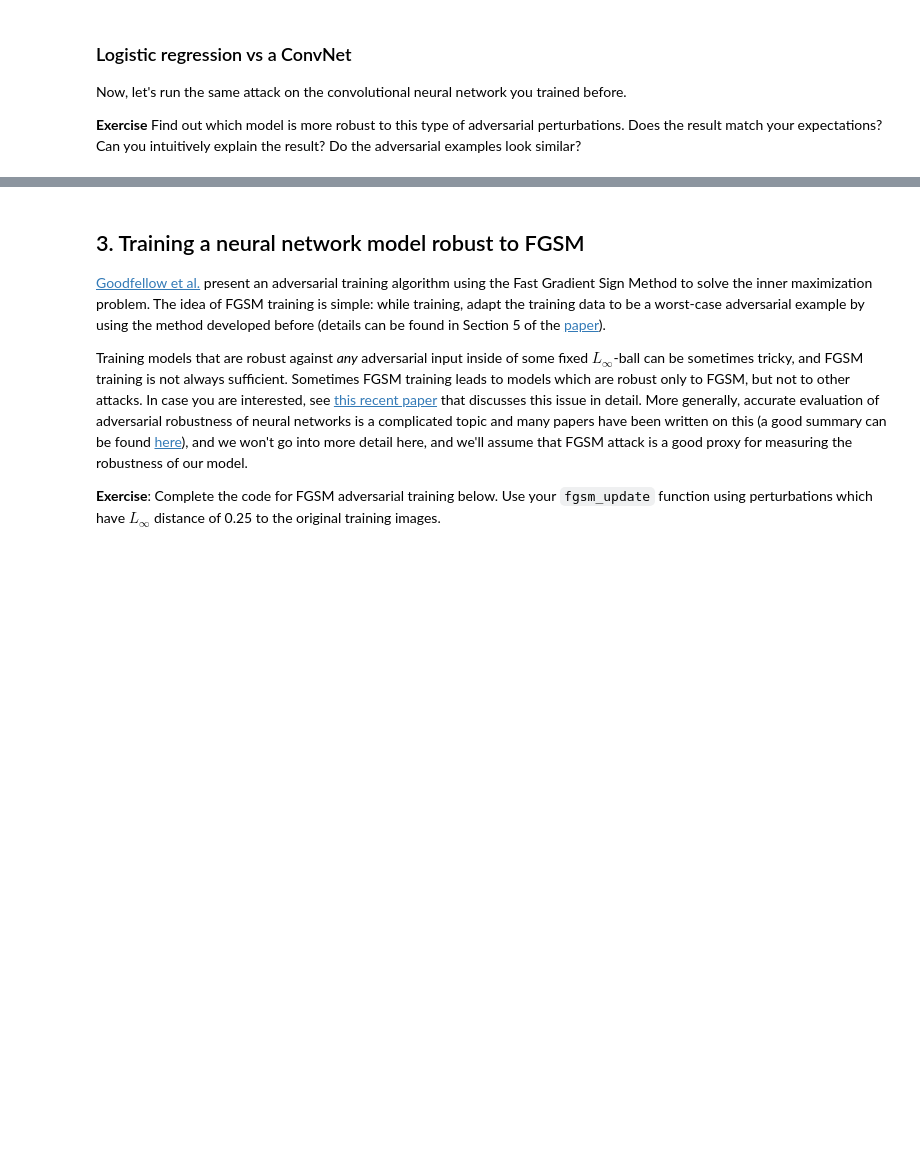
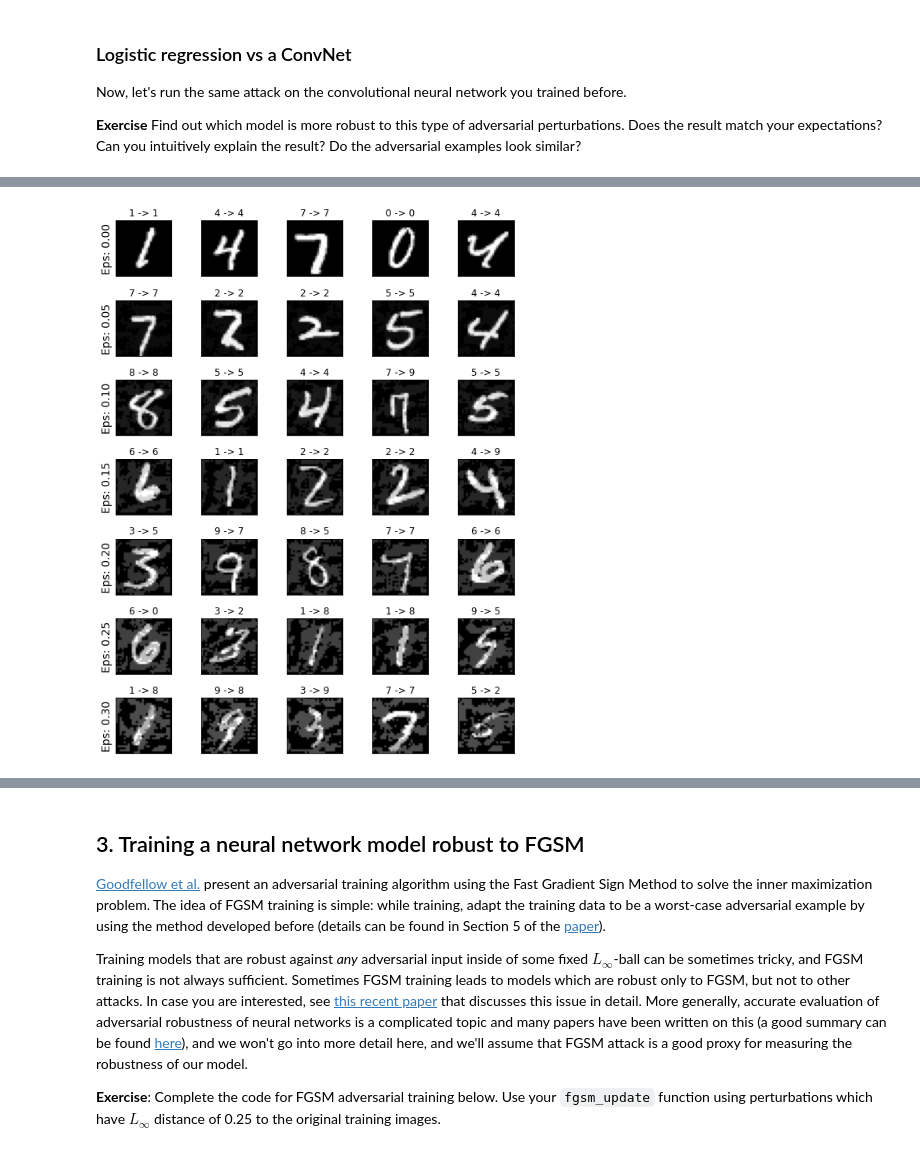
Before and after one commit to tlpss/ML_course, a Jupyter notebook: labs/ex10/template/ex10.ipynb, the cells around one changed output, grey strips where cells are left out. Cells and saved outputs as stored; diff of their text form; code cells hidden in the pictures; blank space fills up the shorter version.

```diff
--- a/labs/ex10/template/ex10.ipynb
+++ b/labs/ex10/template/ex10.ipynb
@@ -271,10 +306,12 @@ def fgsm_update(image, data_grad, update_max_norm):
     # ***************************************************
 
     # Collect the element-wise sign of the data gradient
+    signs = torch.sign(data_grad)
 
     # Create the perturbed image by adjusting each pixel of the input image
-
+    perturbed_image = image + update_max_norm*signs
     # Adding clipping to maintain [0,1] range
+    perturbed_image = torch.clip(perturbed_image,0,1)
 
     # Return the perturbed image
 
@@ -319,7 +356,7 @@ def evaluate_attack(model, criterion, test_loader, update_max_norm):
     loss.backward()
 
     # Perturb the batch with a gradient step (using the `fgsm_update`)
-    perturbed_data = # TODO: insert your code here
+    perturbed_data = fgsm_update(data,data.grad,update_max_norm)
 
     # Re-classify the perturbed batch
     output = model(perturbed_data)
@@ -414,3 +470,30 @@ for eps in epsilons_lenet:
+# %%
+# Plot several examples of adversarial samples at each epsilon
+counter = 0
+plt.figure(figsize=(8,10))
+for epsilon, examples in zip(epsilons_lenet, examples_lenet):
+    for column_number, example in enumerate(examples):
+        counter += 1
+        original_prediction, adversarial_prediction, img = example
+        img = img.squeeze()
+
+        plt.subplot(len(epsilons_lenet), len(examples), counter)
+
+        plt.title("{} -> {}".format(original_prediction, adversarial_prediction))
+        plt.imshow(img, cmap="gray")
+
+        # Clear the axes
+        plt.xticks([], [])
+        plt.yticks([], [])
+
+        # Print y-labels in the first column
+        if column_number == 0:
+            plt.ylabel("Eps: {:.2f}".format(epsilon), fontsize=14)
+
+plt.tight_layout()
+plt.show()
+# %% [output]
+[figure, added]
 # %%
 # Comparing the models
 plt.figure(figsize=(5,5))
```
Also changed, not shown: parts of 10 cells of this notebook.
